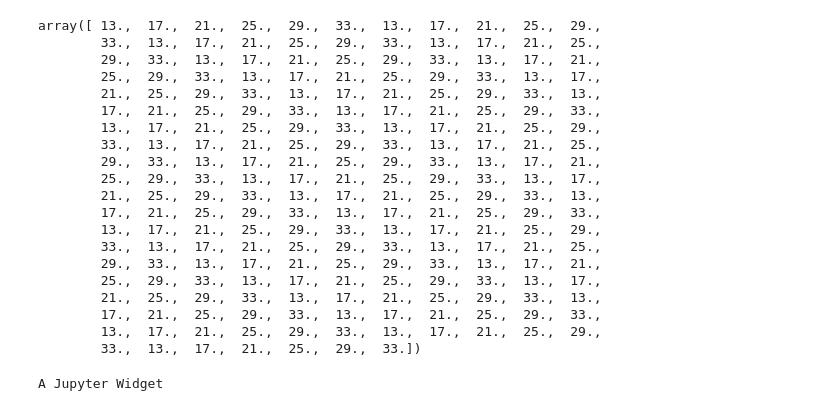
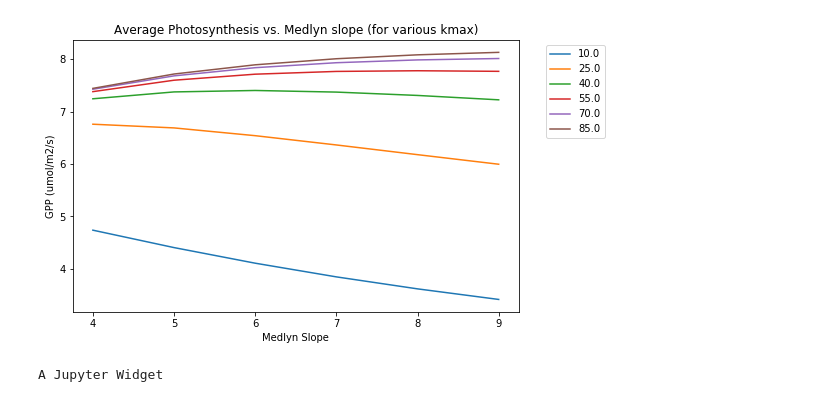
Before and after one commit to djk2120/Assignment_2, a Jupyter notebook: FinalProject/output.ipynb, the cells around one changed output. Cells and saved outputs as stored; diff of their text form; code cells hidden in the pictures.

```diff
--- a/FinalProject/output.ipynb
+++ b/FinalProject/output.ipynb
@@ -23,27 +48,29 @@ for i in np.linspace(1,6,6):
+# %%
+plt.rcParams['figure.figsize'] = (8,5)
+data  = np.loadtxt('full.txt')
+
+# look at psi50 = 25
+# plot each kmax as a different line
+# varying g
+kvals = np.sort(np.unique(data[:,0]))
+for k in kvals:
+
+    ix1  = data[:,2]==25
+    ix2  = data[:,0]==k
+
+    ix   = np.logical_and(ix1,ix2)
+    g    = data[ix,1]
+    fpsn = data[ix,4]
+
+    plt.plot(g,fpsn)
+    plt.xlabel('Medlyn Slope')
+    plt.ylabel('GPP (umol/m2/s)')
+    plt.legend(kvals,bbox_to_anchor=(1.05, 1),loc=2)
+    plt.title('Average Photosynthesis vs. Medlyn slope (for various kmax)')
+# %% [output]
+[figure, added]
 # %%
 data  = np.loadtxt('fctr.txt')
 data2 = np.loadtxt('fpsn.txt')
-data[:,2]
-# %% [output]
-array([ 13.,  17.,  21.,  25.,  29.,  33.,  13.,  17.,  21.,  25.,  29.,
-        33.,  13.,  17.,  21.,  25.,  29.,  33.,  13.,  17.,  21.,  25.,
-        29.,  33.,  13.,  17.,  21.,  25.,  29.,  33.,  13.,  17.,  21.,
-        25.,  29.,  33.,  13.,  17.,  21.,  25.,  29.,  33.,  13.,  17.,
-        21.,  25.,  29.,  33.,  13.,  17.,  21.,  25.,  29.,  33.,  13.,
-        17.,  21.,  25.,  29.,  33.,  13.,  17.,  21.,  25.,  29.,  33.,
-        13.,  17.,  21.,  25.,  29.,  33.,  13.,  17.,  21.,  25.,  29.,
-        33.,  13.,  17.,  21.,  25.,  29.,  33.,  13.,  17.,  21.,  25.,
-        29.,  33.,  13.,  17.,  21.,  25.,  29.,  33.,  13.,  17.,  21.,
-        25.,  29.,  33.,  13.,  17.,  21.,  25.,  29.,  33.,  13.,  17.,
-        21.,  25.,  29.,  33.,  13.,  17.,  21.,  25.,  29.,  33.,  13.,
-        17.,  21.,  25.,  29.,  33.,  13.,  17.,  21.,  25.,  29.,  33.,
-        13.,  17.,  21.,  25.,  29.,  33.,  13.,  17.,  21.,  25.,  29.,
-        33.,  13.,  17.,  21.,  25.,  29.,  33.,  13.,  17.,  21.,  25.,
-        29.,  33.,  13.,  17.,  21.,  25.,  29.,  33.,  13.,  17.,  21.,
-        25.,  29.,  33.,  13.,  17.,  21.,  25.,  29.,  33.,  13.,  17.,
-        21.,  25.,  29.,  33.,  13.,  17.,  21.,  25.,  29.,  33.,  13.,
-        17.,  21.,  25.,  29.,  33.,  13.,  17.,  21.,  25.,  29.,  33.,
-        13.,  17.,  21.,  25.,  29.,  33.,  13.,  17.,  21.,  25.,  29.,
-        33.,  13.,  17.,  21.,  25.,  29.,  33.])
 # %%
 def plot_ten(ten):
```
Also changed, not shown: parts of 4 cells of this notebook, 1 other file.
